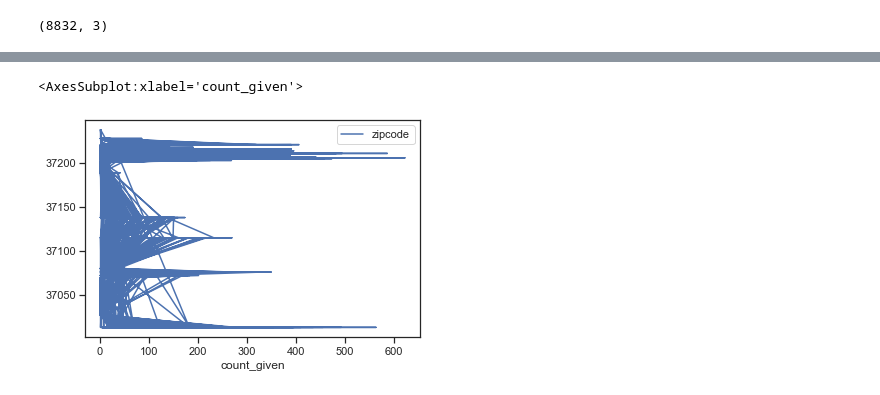
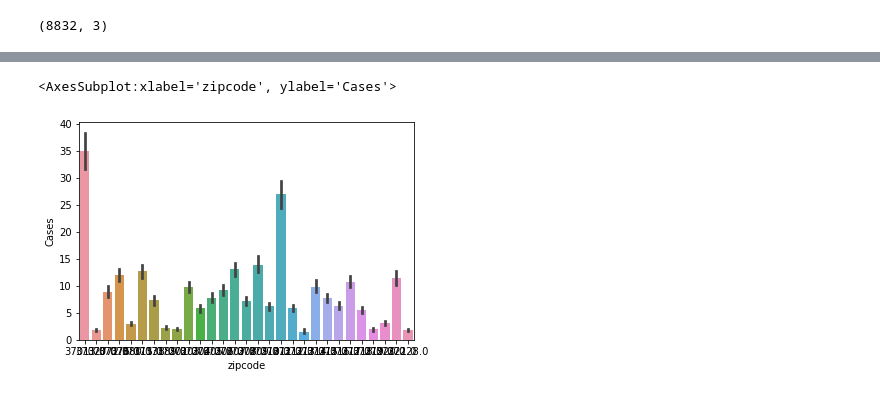
Before and after one commit to ryanhilber93/nash-covid-cases-vaccines-hot_chickens, a Jupyter notebook: data/COVID Vaccine Data.ipynb, the cells around one changed output, grey strips where cells are left out. Saved outputs shown, nothing was run; the diff lists cells and outputs as text; code cells hidden in the pictures.

```diff
--- a/data/COVID Vaccine Data.ipynb
+++ b/data/COVID Vaccine Data.ipynb
@@ -173,5 +245,6 @@ Name: count_given, dtype: float64
-# %%
-Vaccine_protocol.plot(x='count_given',y='zipcode')
-# %% [output]
-<AxesSubplot:xlabel='count_given'>
-[figure, removed]
+# %%
+sns.barplot(x='zipcode',y = 'Cases',data =Merged_IC_df)
+#plot.show()
+# %% [output]
+<AxesSubplot:xlabel='zipcode', ylabel='Cases'>
+[figure, added]
```
Also changed, not shown: parts of 24 cells of this notebook.
